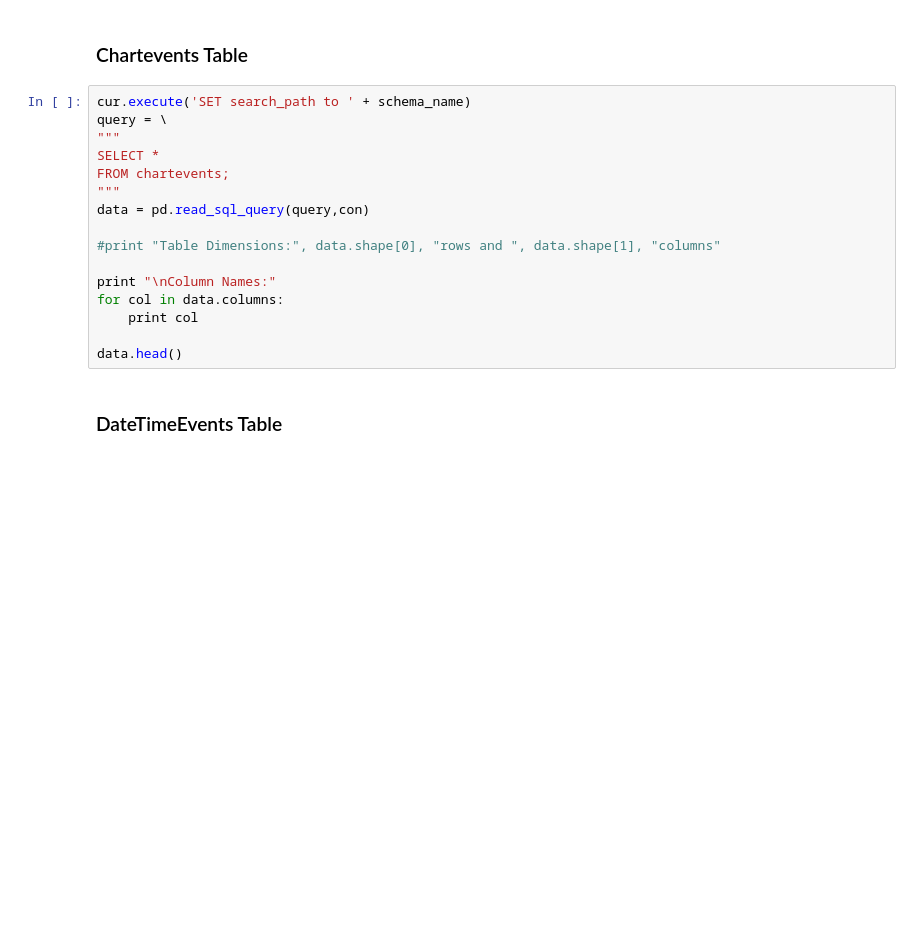
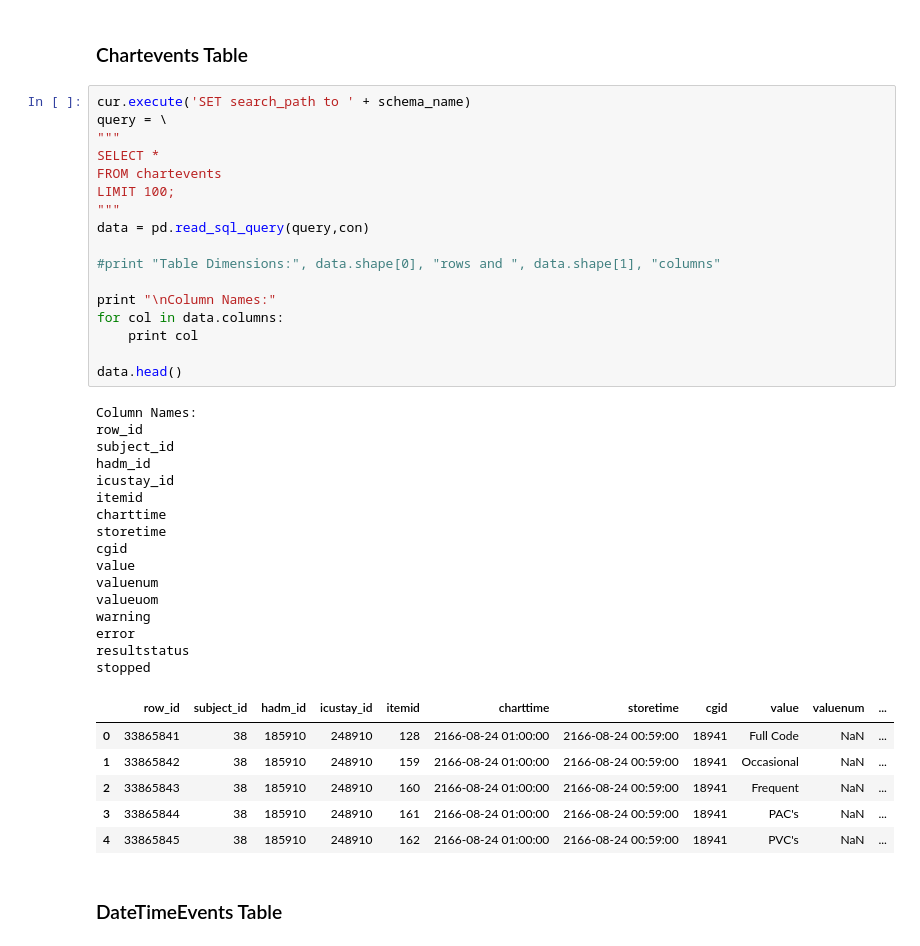
Before and after one commit to mpfrush/MIT-MIMIC-Obesity-Paradox, a Jupyter notebook: explore_mimic.ipynb, the cells around one changed output. Cells and saved outputs as stored; diff of their text form; blank space fills up the shorter version.

```diff
--- a/explore_mimic.ipynb
+++ b/explore_mimic.ipynb
@@ -301,19 +301,43 @@ description
 # %%
 cur.execute('SET search_path to ' + schema_name)
 query = \
 """
 SELECT *
-FROM chartevents;
+FROM chartevents
+LIMIT 100;
 """
 data = pd.read_sql_query(query,con)
 
 #print "Table Dimensions:", data.shape[0], "rows and ", data.shape[1], "columns"
 
 print "\nColumn Names:"
 for col in data.columns:
     print col
 
 data.head()
+# %% [output]
+Column Names:
+row_id
+subject_id
+hadm_id
+icustay_id
+itemid
+charttime
+storetime
+cgid
+value
+valuenum
+valueuom
+warning
+error
+resultstatus
+stopped
+|  | row_id | subject_id | hadm_id | icustay_id | itemid | charttime | storetime | cgid | value | valuenum | ... |
+| 0 | 33865841 | 38 | 185910 | 248910 | 128 | 2166-08-24 01:00:00 | 2166-08-24 00:59:00 | 18941 | Full Code | NaN | ... |
+| 1 | 33865842 | 38 | 185910 | 248910 | 159 | 2166-08-24 01:00:00 | 2166-08-24 00:59:00 | 18941 | Occasional | NaN | ... |
+| 2 | 33865843 | 38 | 185910 | 248910 | 160 | 2166-08-24 01:00:00 | 2166-08-24 00:59:00 | 18941 | Frequent | NaN | ... |
+| 3 | 33865844 | 38 | 185910 | 248910 | 161 | 2166-08-24 01:00:00 | 2166-08-24 00:59:00 | 18941 | PAC's | NaN | ... |
+| 4 | 33865845 | 38 | 185910 | 248910 | 162 | 2166-08-24 01:00:00 | 2166-08-24 00:59:00 | 18941 | PVC's | NaN | ... |
 # %% [markdown]
 ### DateTimeEvents Table
 # %%
```
Also changed, not shown: parts of 7 cells of this notebook.
